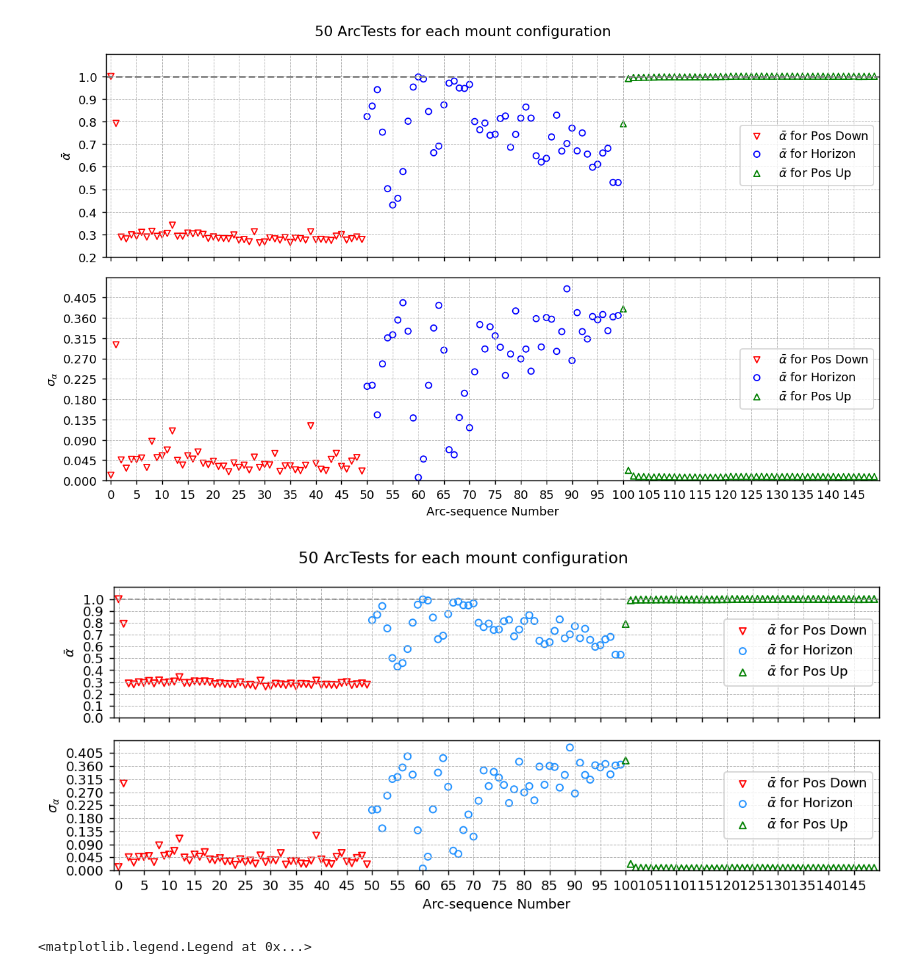
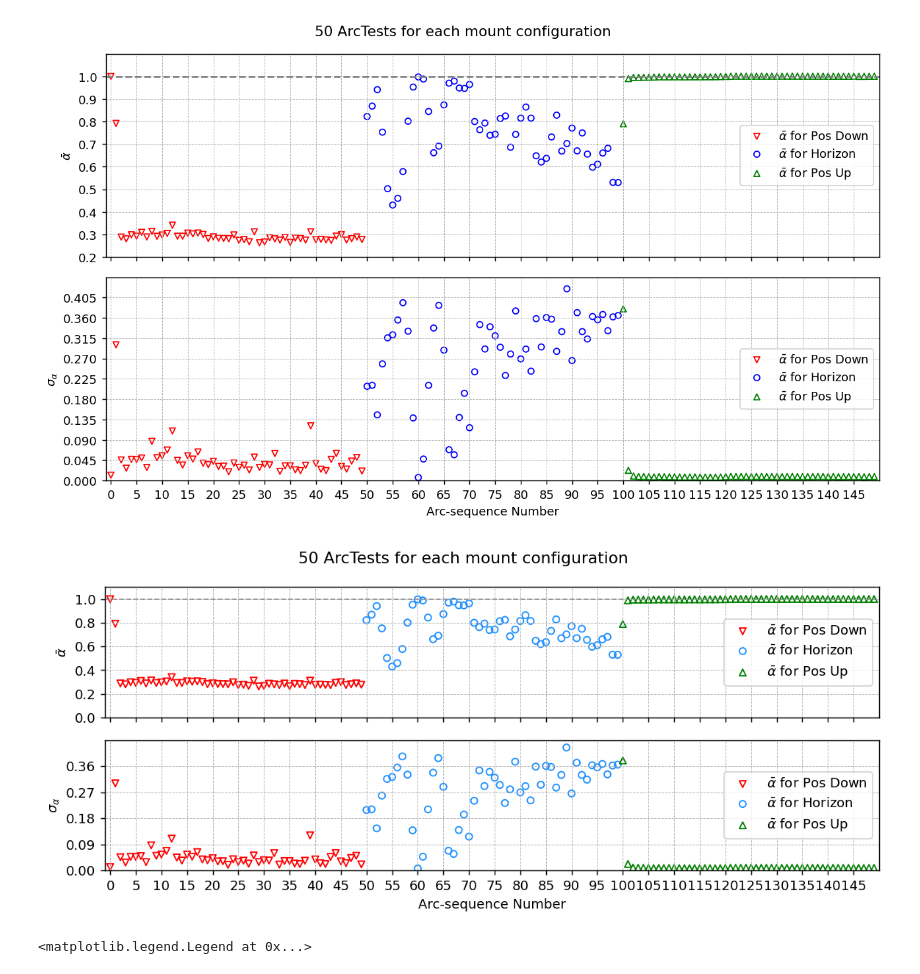
Before and after one commit to SSantosLab/DESI-QA, a Jupyter notebook: calib/Felipe_linear_alpha.ipynb, the cells around one changed output. Saved outputs shown, nothing was run; the diff lists cells and outputs as text; code cells hidden in the pictures.

```diff
--- a/calib/Felipe_linear_alpha.ipynb
+++ b/calib/Felipe_linear_alpha.ipynb
@@ -116,28 +129,31 @@ legendloc=0
 title = "Fiducial Drift of 50 Iterations with 3 mount configurations"
 save=False
 # %%
-fig,axs = plt.subplots(3,1,figsize=[10,10],dpi=290,sharex=True)
+fig,axs = plt.subplots(3,1,figsize=[10,10],dpi=190,sharex=True)
 
 fig.suptitle(title)
 
 # First row - mean x fiducial position
 init = 0
 for j in range(len(MountConfigs)):
-    axs[0].scatter(np.arange(init,len(df[df['Mount Configuration']==MountConfigs[j]][df.columns.values[17]])+init),
-             df[df['Mount Configuration']==MountConfigs[j]][df.columns.values[[17,19,21,23]]].mean(axis=1)*df[df['Mount Configuration']==MountConfigs[j]]['pix2mm'],
-             color=colors[j],label=MountConfigs[j],s=1)
+    axs[0].scatter(np.arange(init,
+                             len(df[df['Mount Configuration']==MountConfigs[j]][df.columns.values[17]])+init),
+             df[df['Mount Configuration']==MountConfigs[j]][df.columns.values[[17,19,21,23]]].mean(axis=1)\
+                   *df[df['Mount Configuration']==MountConfigs[j]]['pix2mm'] -39.6,
+             color=colors[j],label=MountConfigs[j],s=2)
     init+=len(df[df['Mount Configuration']==MountConfigs[j]]['pix2mm'])
-axs[0].set_ylabel(r'$\bar{x}$ [mm]')
+axs[0].set_ylabel(r'$\bar{x} - x^{ref}$ [mm]')
 axs[0].set_xlim(0,len(df))
 
 # Second row - mean y fiducial position
 init = 0
 for j in range(len(MountConfigs)):
     axs[1].scatter(np.arange(init,len(df[df['Mount Configuration']==MountConfigs[j]][df.columns.values[18]])+init),
-             df[df['Mount Configuration']==MountConfigs[j]][df.columns.values[[18,20,22,24]]].mean(axis=1)*df[df['Mount Configuration']==MountConfigs[j]]['pix2mm'],
-             color=colors[j],label=MountConfigs[j],s=3)
+             df[df['Mount Configuration']==MountConfigs[j]][df.columns.values[[18,20,22,24]]].mean(axis=1)\
+                   *df[df['Mount Configuration']==MountConfigs[j]]['pix2mm'] - 30.5,
+             color=colors[j],label=MountConfigs[j],s=2)
     init+=len(df[df['Mount Configuration']==MountConfigs[j]]['pix2mm'])
-axs[1].set_ylabel(r'$\bar{y}$ [mm]')
+axs[1].set_ylabel(r'$\bar{y} - y^{ref}$ [mm]')
 axs[1].set_xlim(0,len(df))
 
 # Third row - pix/mm and sig pix/mm errorbar fig
@@ -148,7 +164,7 @@ for j in range(len(MountConfigs)):
              yerr=df[df['Mount Configuration']==MountConfigs[j]]['sigpix2mm'],color=colors[j],
              label=MountConfigs[j],capsize=0, fmt='.',elinewidth=.2,markersize=3, alpha=0.5)
     init+=len(df[df['Mount Configuration']==MountConfigs[j]]['pix2mm'])
-axs[2].set_ylabel(r'$pixels / mm$')
+axs[2].set_ylabel(r'$pixels \;/\; mm$')
 axs[2].set_xlabel('MoveNumber')
 axs[2].set_xlim(0,len(df))
 for i in range(3):
@@ -247,7 +263,7 @@ fig,axs = plt.subplots(2,1,figsize=[9,4], dpi=130,sharex=True)
 fig.suptitle(title)
 
 ylimit = [0.0,1.1]
-ystep = 0.1
+ystep = 0.2
 
 axs[0].grid(linestyle='--',linewidth=0.5)
 axs[0].axhline(1, linestyle='--', zorder=0, lw=1, c='grey')
@@ -271,35 +287,35 @@ axs[0].legend(loc=5)
 
 # -==========================
 ylimit = [0,0.45]
-ystep = (ylimit[1]-ylimit[0])/10
+ystep = (ylimit[1]-ylimit[0])/5
 
 axs[1].grid(linestyle='--',linewidth=0.5)
 axs[1].set_xlim(-1,max(df['ArcSession'])+1)
 axs[1].set_xlabel("Arc-sequence Number")
 axs[1].set_ylabel(r"$\sigma_{\alpha}}$")
 axs[1].set_xticks(np.arange(0,len(np.unique(df['ArcSession'])),step=5))
 
 for j in range(len(MountConfigs)):
     msk = df["Mount Configuration"]==MountConfigs[j]
 
     res, ind = np.unique(df[msk]["Std Alpha"], return_index=True)
     mean_std_arr = res[np.argsort(ind)]
 
     res2, ind2 = np.unique(df[msk]["ArcSession"], return_index=True)
 
     axs[1].scatter(res2,mean_std_arr,label=r"$\bar{\alpha}$ for "+MountConfigs[j],marker=pointmarkers[j],
                    color=Transition_colors[j],s=markersize, facecolors='none')
 
 axs[1].set_yticks(np.arange(ylimit[0],ylimit[1],step=ystep))
 axs[1].set_ylim(ylimit[0],ylimit[1])
 axs[1].legend(loc=5)
 
 fig.tight_layout()
 
 if save:
     plt.savefig(figPath+title+'.jpg',dpi=180)
 # %% [output]
-[figure, old version]
+[figure, new version]
 # %%
 fig,axs = plt.subplots(2,1,figsize=[9,4], dpi=130,sharex=True)
 
```
Also changed, not shown: parts of 5 cells of this notebook.
